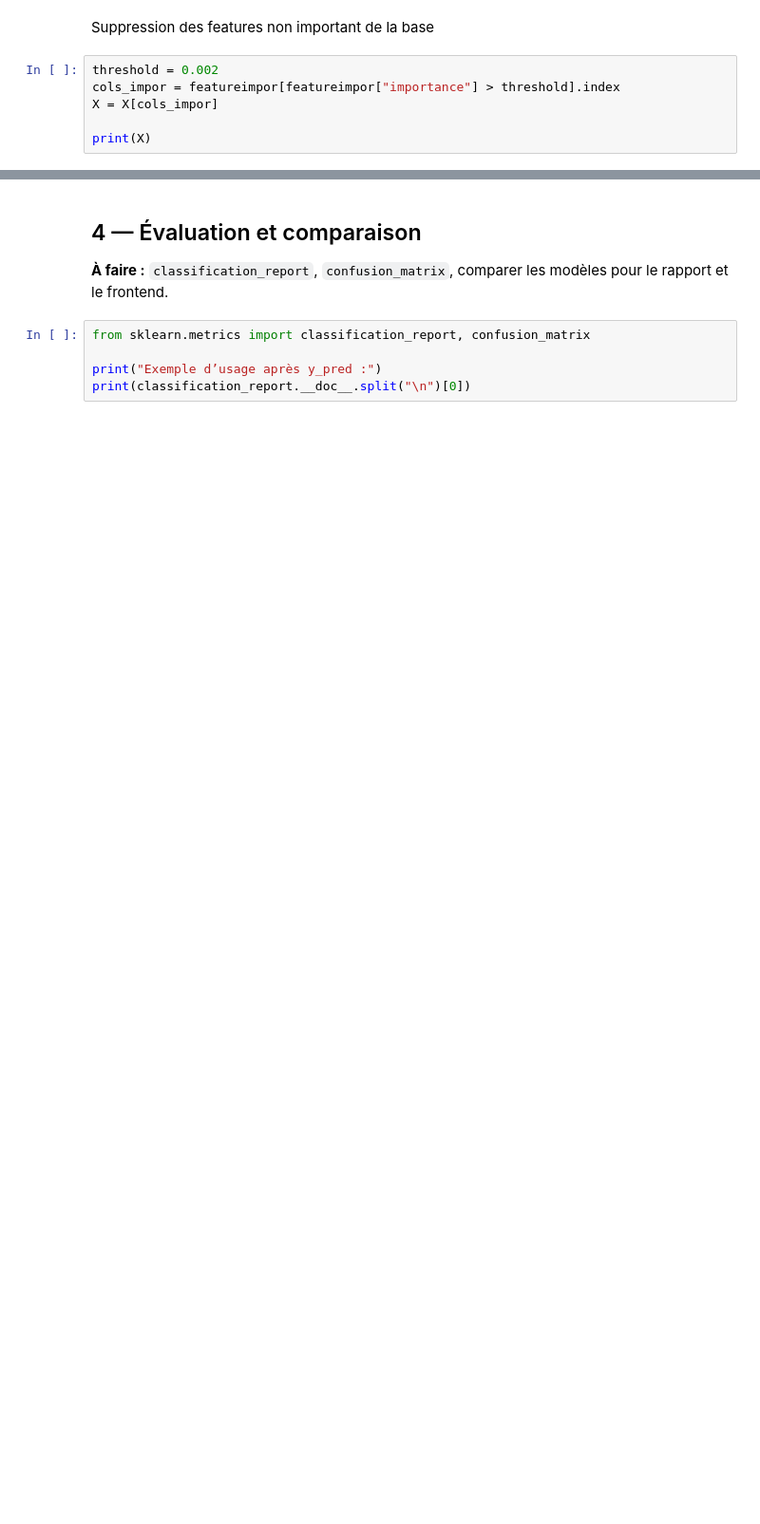
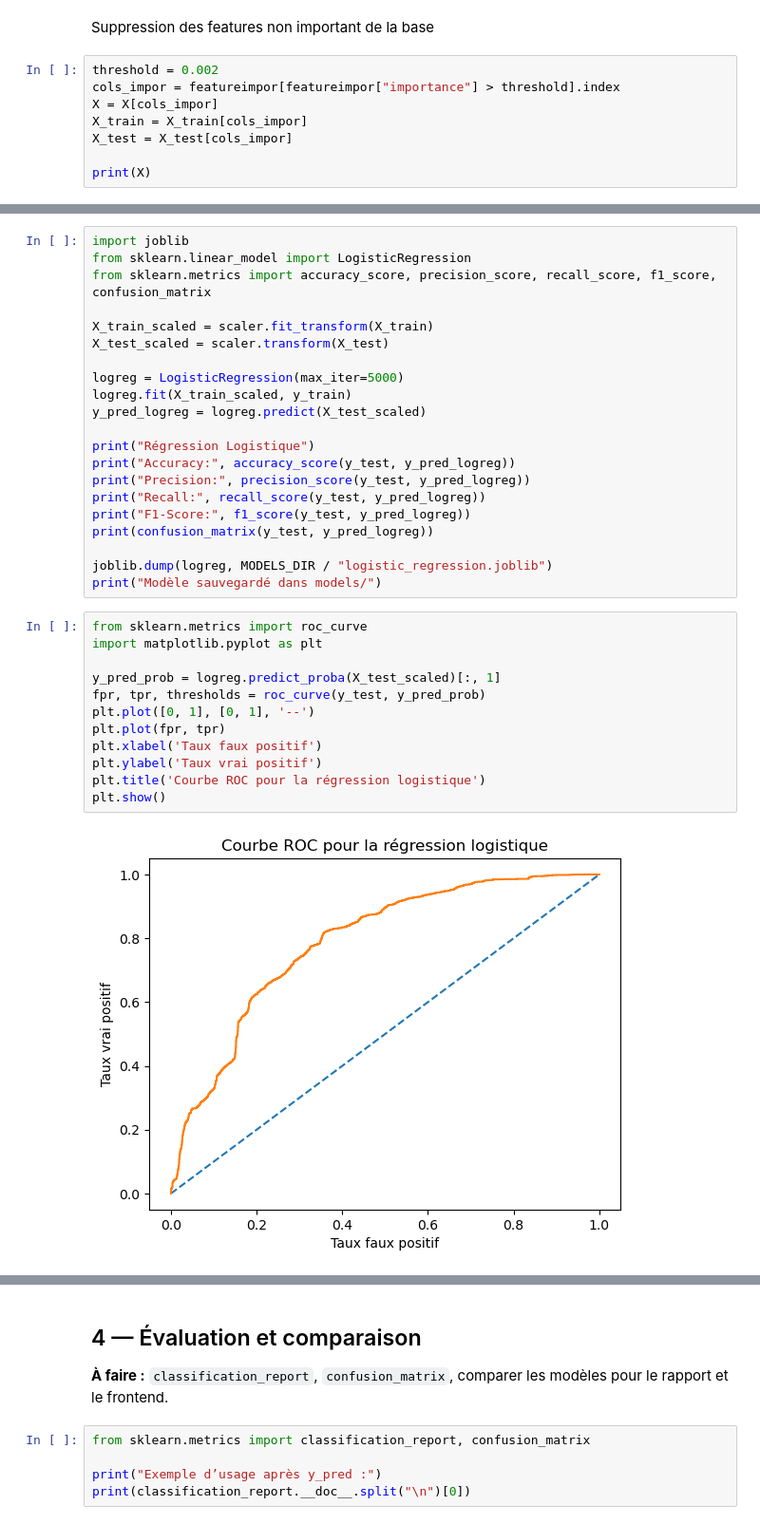
Before and after one commit to ML-fakes-account/fakes-account, a Jupyter notebook: notebooks/projet_fake_profiles.ipynb, the cells around one changed output, grey strips where cells are left out. Shown at 95% size. Drawn from its saved outputs; the diff is of its cells as text; blank space fills up the shorter version.

```diff
--- a/notebooks/projet_fake_profiles.ipynb
+++ b/notebooks/projet_fake_profiles.ipynb
@@ -206,5 +204,7 @@ Suppression des features non important de la base
 threshold = 0.002
 cols_impor = featureimpor[featureimpor["importance"] > threshold].index
 X = X[cols_impor]
+X_train = X_train[cols_impor]
+X_test = X_test[cols_impor]
 
 print(X)
@@ -241,0 +333,35 @@ print("Complète cette section une fois le nettoyage validé.")
+# %%
+import joblib
+from sklearn.linear_model import LogisticRegression
+from sklearn.metrics import accuracy_score, precision_score, recall_score, f1_score, confusion_matrix
+
+X_train_scaled = scaler.fit_transform(X_train)
+X_test_scaled = scaler.transform(X_test)
+
+logreg = LogisticRegression(max_iter=5000)
+logreg.fit(X_train_scaled, y_train)
+y_pred_logreg = logreg.predict(X_test_scaled)
+
+print("Régression Logistique")
+print("Accuracy:", accuracy_score(y_test, y_pred_logreg))
+print("Precision:", precision_score(y_test, y_pred_logreg))
+print("Recall:", recall_score(y_test, y_pred_logreg))
+print("F1-Score:", f1_score(y_test, y_pred_logreg))
+print(confusion_matrix(y_test, y_pred_logreg))
+
+joblib.dump(logreg, MODELS_DIR / "logistic_regression.joblib")
+print("Modèle sauvegardé dans models/")
+# %%
+from sklearn.metrics import roc_curve
+import matplotlib.pyplot as plt
+
+y_pred_prob = logreg.predict_proba(X_test_scaled)[:, 1]
+fpr, tpr, thresholds = roc_curve(y_test, y_pred_prob)
+plt.plot([0, 1], [0, 1], '--')
+plt.plot(fpr, tpr)
+plt.xlabel('Taux faux positif')
+plt.ylabel('Taux vrai positif')
+plt.title('Courbe ROC pour la régression logistique')
+plt.show()
+# %% [output]
+[figure, added]
```
Also changed, not shown: parts of 31 cells of this notebook, 10 other files.
